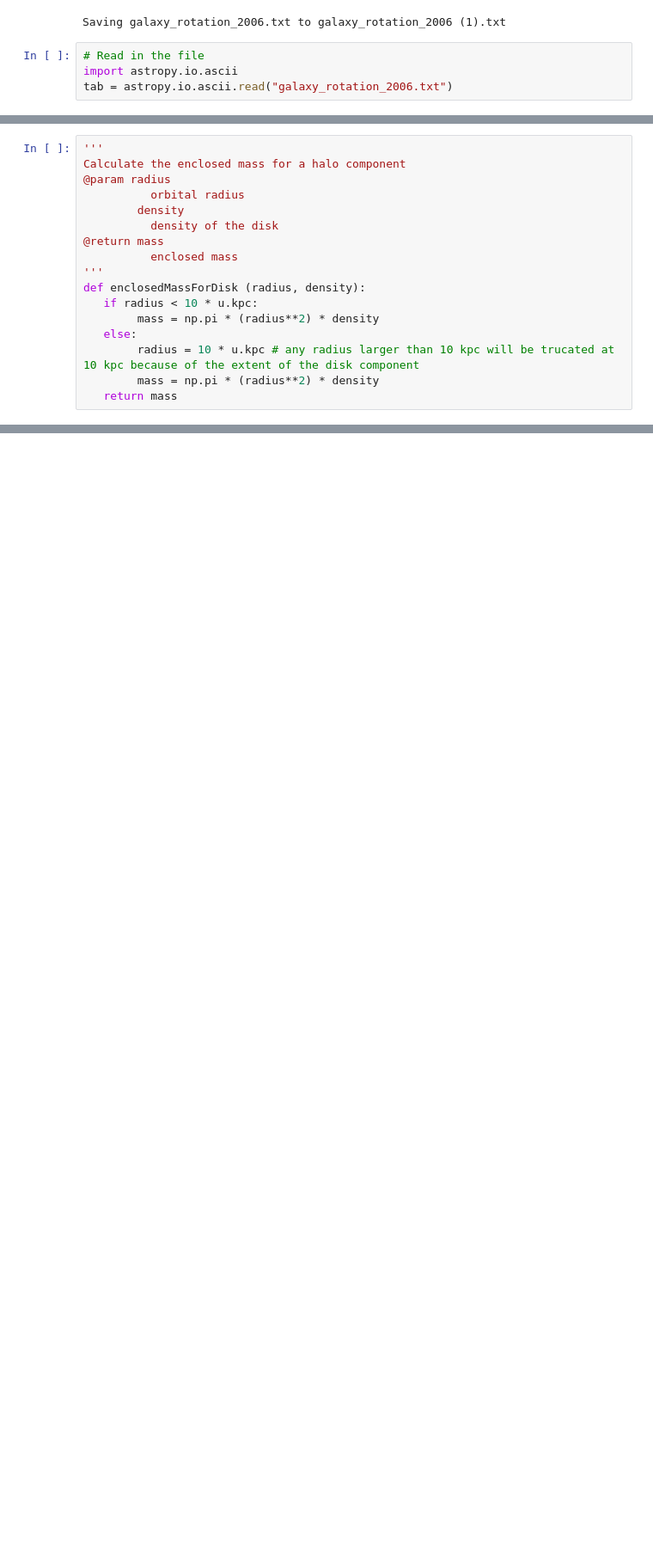
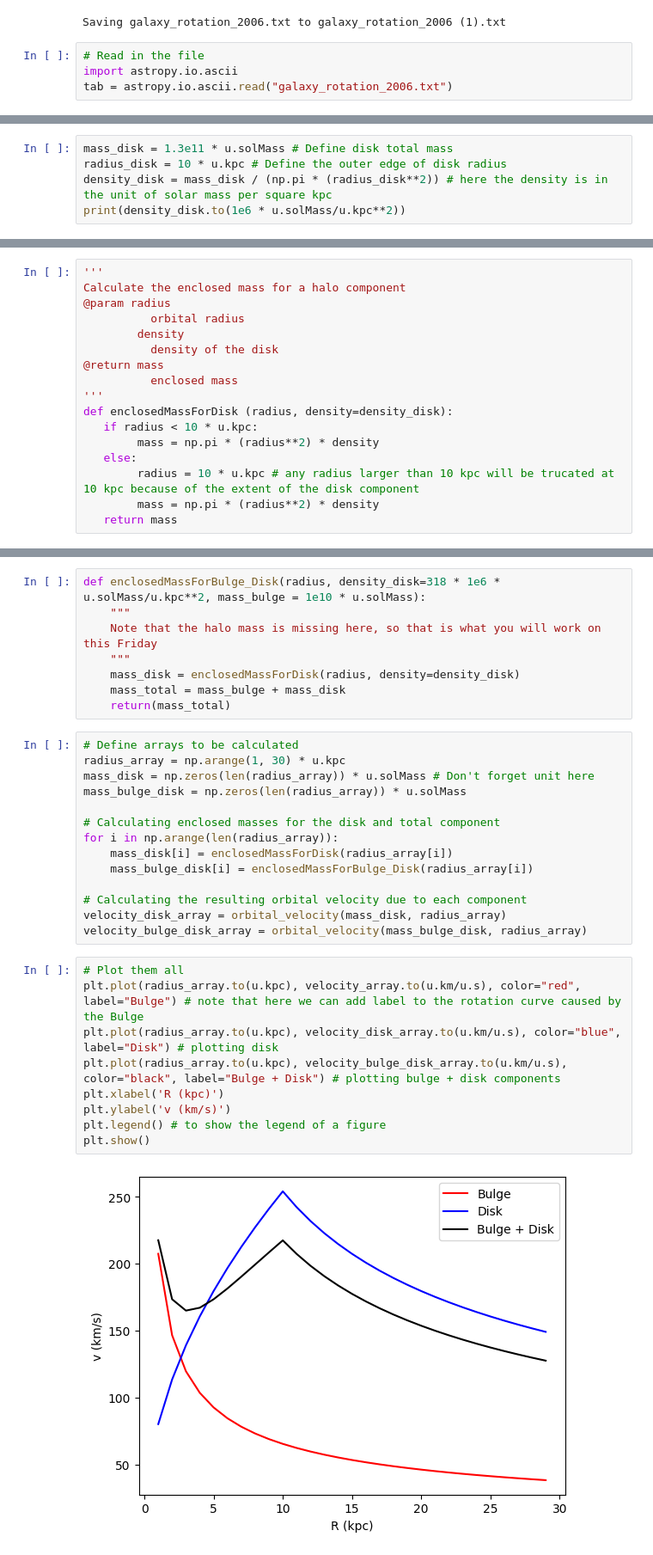
Before and after one commit to junghc801/AstroData, a Jupyter notebook: Astro1221_RotationCurve_MilkyWay.ipynb, the cells around one changed output, grey strips where cells are left out. Shown at 86% size. Drawn from its saved outputs; the diff is of its cells as text; blank space fills up the shorter version.

```diff
--- a/Astro1221_RotationCurve_MilkyWay.ipynb
+++ b/Astro1221_RotationCurve_MilkyWay.ipynb
@@ -27,0 +61,5 @@ def orbital_velocity(mass, radius):
+# %%
+mass_disk = 1.3e11 * u.solMass # Define disk total mass
+radius_disk = 10 * u.kpc # Define the outer edge of disk radius
+density_disk = mass_disk / (np.pi * (radius_disk**2)) # here the density is in the unit of solar mass per square kpc
+print(density_disk.to(1e6 * u.solMass/u.kpc**2))
@@ -35,7 +75,7 @@ Calculate the enclosed mass for a halo component
 @return mass
           enclosed mass
 '''
-def enclosedMassForDisk (radius, density):
+def enclosedMassForDisk (radius, density=density_disk):
    if radius < 10 * u.kpc:
         mass = np.pi * (radius**2) * density
    else:
@@ -44,0 +91,33 @@ def enclosedMassForDisk (radius, density):
+# %%
+def enclosedMassForBulge_Disk(radius, density_disk=318 * 1e6 * u.solMass/u.kpc**2, mass_bulge = 1e10 * u.solMass):
+    """
+    Note that the halo mass is missing here, so that is what you will work on this Friday
+    """
+    mass_disk = enclosedMassForDisk(radius, density=density_disk)
+    mass_total = mass_bulge + mass_disk
+    return(mass_total)
+# %%
+# Define arrays to be calculated
+radius_array = np.arange(1, 30) * u.kpc
+mass_disk = np.zeros(len(radius_array)) * u.solMass # Don't forget unit here
+mass_bulge_disk = np.zeros(len(radius_array)) * u.solMass
+
+# Calculating enclosed masses for the disk and total component
+for i in np.arange(len(radius_array)):
+    mass_disk[i] = enclosedMassForDisk(radius_array[i])
+    mass_bulge_disk[i] = enclosedMassForBulge_Disk(radius_array[i])
+
+# Calculating the resulting orbital velocity due to each component
+velocity_disk_array = orbital_velocity(mass_disk, radius_array)
+velocity_bulge_disk_array = orbital_velocity(mass_bulge_disk, radius_array)
+# %%
+# Plot them all
+plt.plot(radius_array.to(u.kpc), velocity_array.to(u.km/u.s), color="red", label="Bulge") # note that here we can add label to the rotation curve caused by the Bulge
+plt.plot(radius_array.to(u.kpc), velocity_disk_array.to(u.km/u.s), color="blue", label="Disk") # plotting disk
+plt.plot(radius_array.to(u.kpc), velocity_bulge_disk_array.to(u.km/u.s), color="black", label="Bulge + Disk") # plotting bulge + disk components
+plt.xlabel('R (kpc)')
+plt.ylabel('v (km/s)')
+plt.legend() # to show the legend of a figure
+plt.show()
+# %% [output]
+[figure, added]
```
Also changed, not shown: parts of 11 cells of this notebook.
